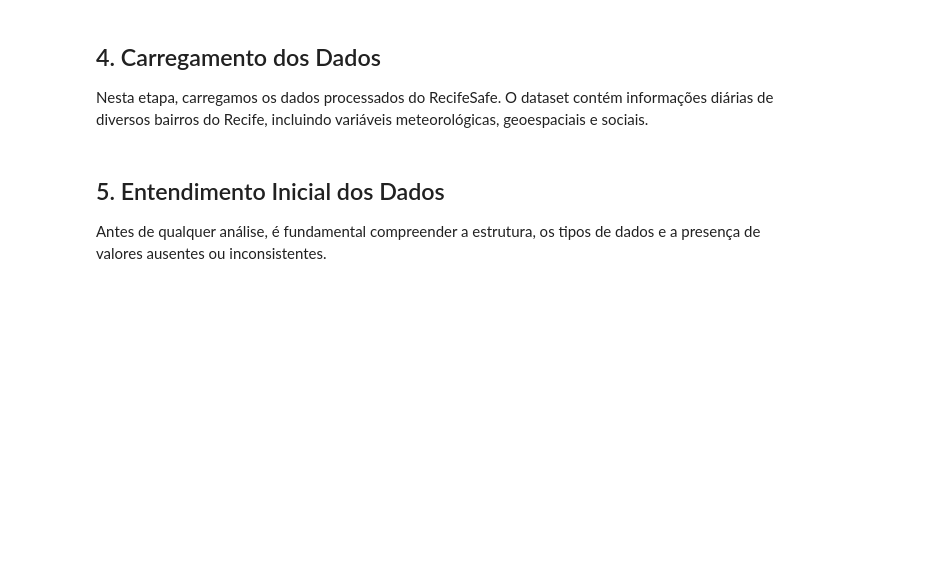
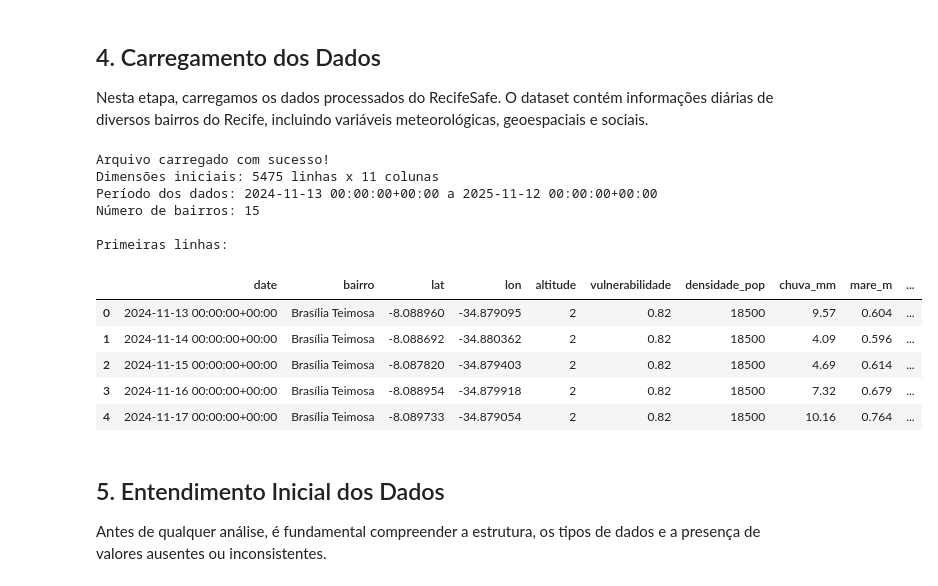
Before and after one commit to Thomazrlima/RecifeSafe, a Jupyter notebook: notebooks/RecifeSafe_Analise_Preditiva.ipynb, the cells around one changed output. Cells and saved outputs as stored; diff of their text form; code cells hidden in the pictures; blank space fills up the shorter version.

```diff
--- a/notebooks/RecifeSafe_Analise_Preditiva.ipynb
+++ b/notebooks/RecifeSafe_Analise_Preditiva.ipynb
@@ -78,23 +81,35 @@ print(f"Versões: pandas={pd.__version__}, numpy={np.__version__}")
 
 Nesta etapa, carregamos os dados processados do RecifeSafe. O dataset contém informações diárias de diversos bairros do Recife, incluindo variáveis meteorológicas, geoespaciais e sociais.
 # %%
-print("Selecione o arquivo CSV para análise:")
-uploaded = files.upload()
-filename = list(uploaded.keys())[0]
+repo_root = Path.cwd().parent
+data_path = repo_root / 'data' / 'processed' / 'simulated_daily.csv'
 
-df = pd.read_csv(filename)
-print(f"\nArquivo '{filename}' carregado com sucesso!")
+df = pd.read_csv(data_path)
+print(f"\nArquivo carregado com sucesso!")
 print(f"Dimensões iniciais: {df.shape[0]} linhas x {df.shape[1]} colunas")
 
 if 'date' in df.columns:
     df['date'] = pd.to_datetime(df['date'])
     print(f"Período dos dados: {df['date'].min()} a {df['date'].max()}")
 
 if 'bairro' in df.columns:
     print(f"Número de bairros: {df['bairro'].nunique()}")
 
 print(f"\nPrimeiras linhas:")
 df.head()
+# %% [output]
+Arquivo carregado com sucesso!
+Dimensões iniciais: 5475 linhas x 11 colunas
+Período dos dados: 2024-11-13 00:00:00+00:00 a 2025-11-12 00:00:00+00:00
+Número de bairros: 15
+
+Primeiras linhas:
+|  | date | bairro | lat | lon | altitude | vulnerabilidade | densidade_pop | chuva_mm | mare_m | ... |
+| 0 | 2024-11-13 00:00:00+00:00 | Brasília Teimosa | -8.088960 | -34.879095 | 2 | 0.82 | 18500 | 9.57 | 0.604 | ... |
+| 1 | 2024-11-14 00:00:00+00:00 | Brasília Teimosa | -8.088692 | -34.880362 | 2 | 0.82 | 18500 | 4.09 | 0.596 | ... |
+| 2 | 2024-11-15 00:00:00+00:00 | Brasília Teimosa | -8.087820 | -34.879403 | 2 | 0.82 | 18500 | 4.69 | 0.614 | ... |
+| 3 | 2024-11-16 00:00:00+00:00 | Brasília Teimosa | -8.088954 | -34.879918 | 2 | 0.82 | 18500 | 7.32 | 0.679 | ... |
+| 4 | 2024-11-17 00:00:00+00:00 | Brasília Teimosa | -8.089733 | -34.879054 | 2 | 0.82 | 18500 | 10.16 | 0.764 | ... |
 # %% [markdown]
 ## 5. Entendimento Inicial dos Dados
 
```
Also changed, not shown: parts of 21 cells of this notebook, 12 other files.
